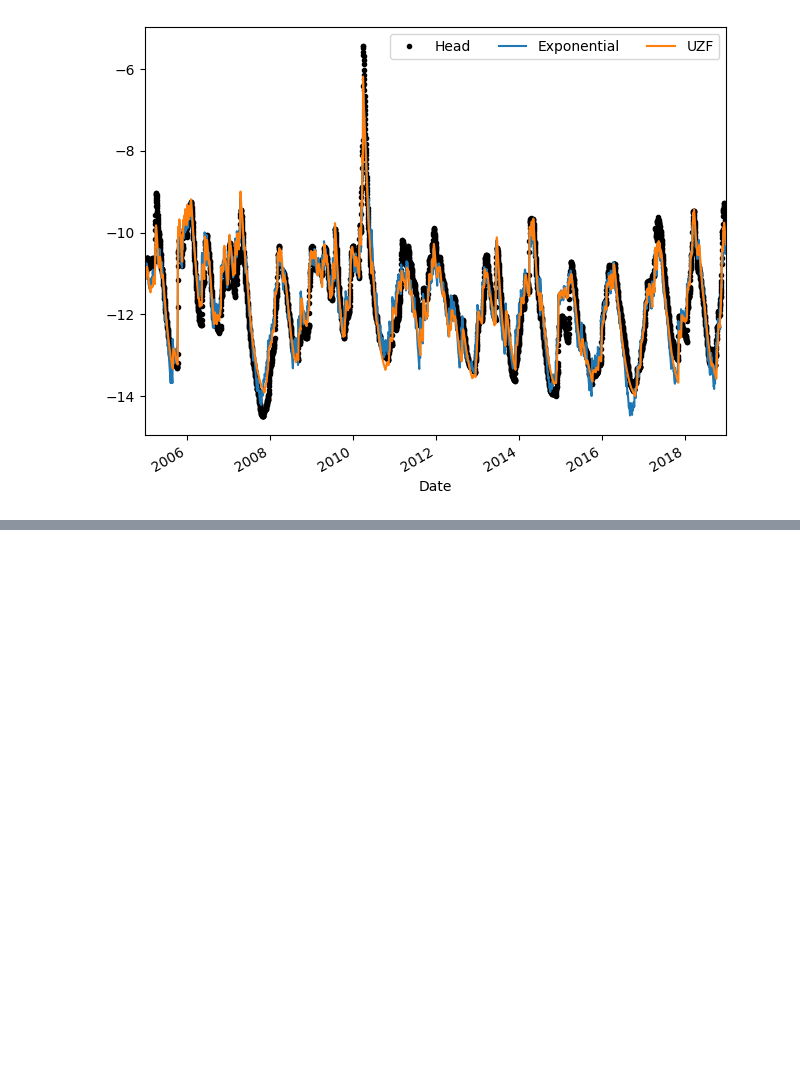
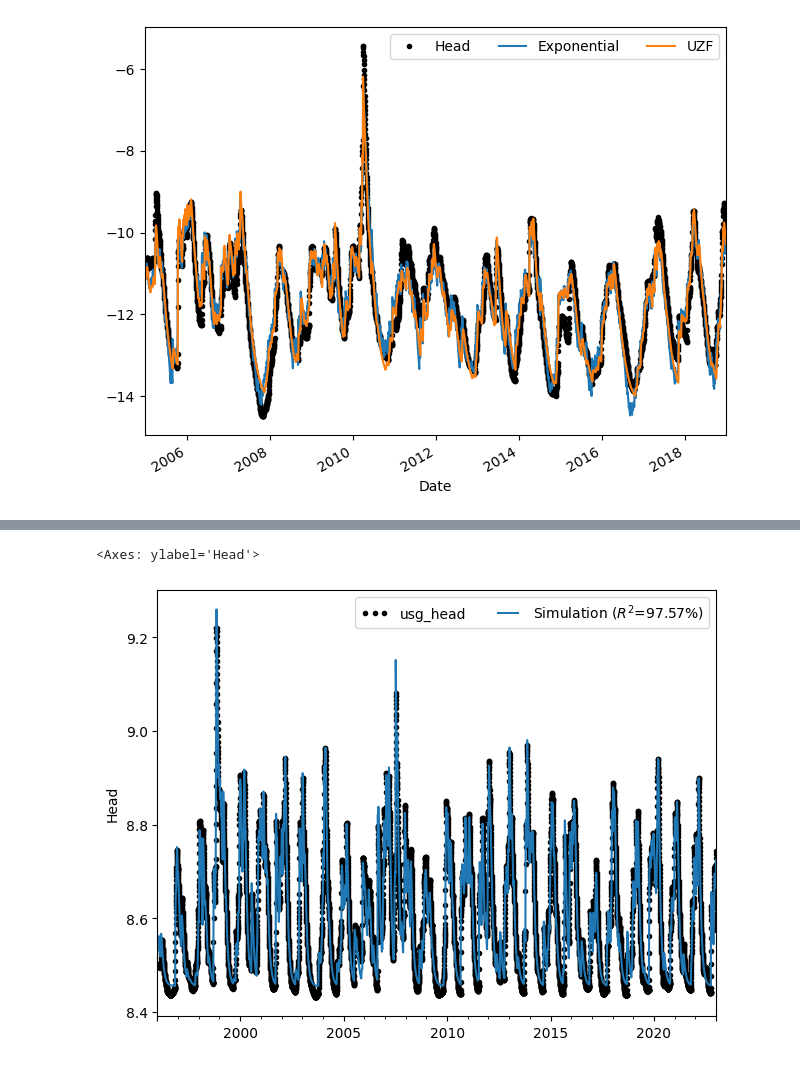
Before and after one commit to pastas/pastas-plugins, a Jupyter notebook: docs/examples/modflow_uzf.ipynb, the cells around one changed output, grey strips where cells are left out. Saved outputs shown, nothing was run; the diff lists cells and outputs as text; code cells hidden in the pictures; blank space fills up the shorter version.

```diff
--- a/docs/examples/modflow_uzf.ipynb
+++ b/docs/examples/modflow_uzf.ipynb
@@ -167,0 +216,5 @@ ax.set_xlim(tmin+pd.Timedelta(days=2*365), tmax)
+# %%
+mlu.plot()
+# %% [output]
+<Axes: ylabel='Head'>
+[figure, added]
```
Also changed, not shown: parts of 5 cells of this notebook.
